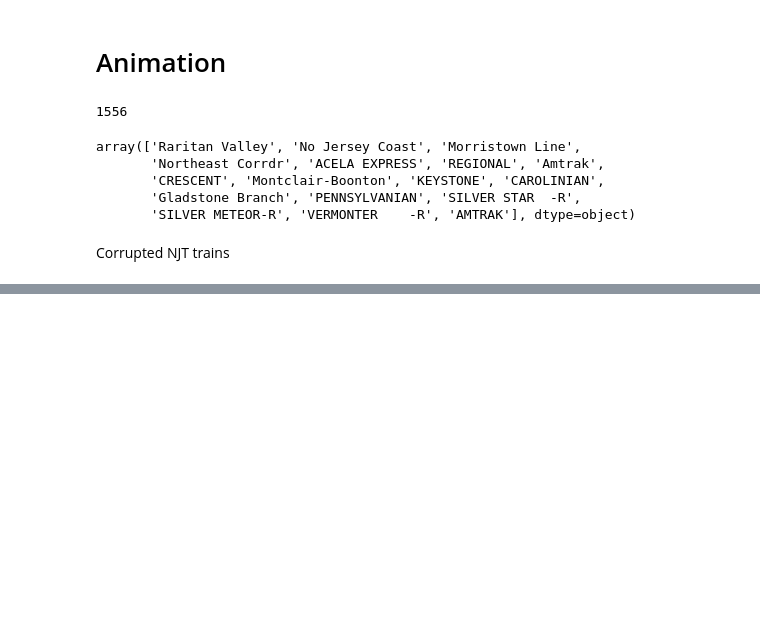
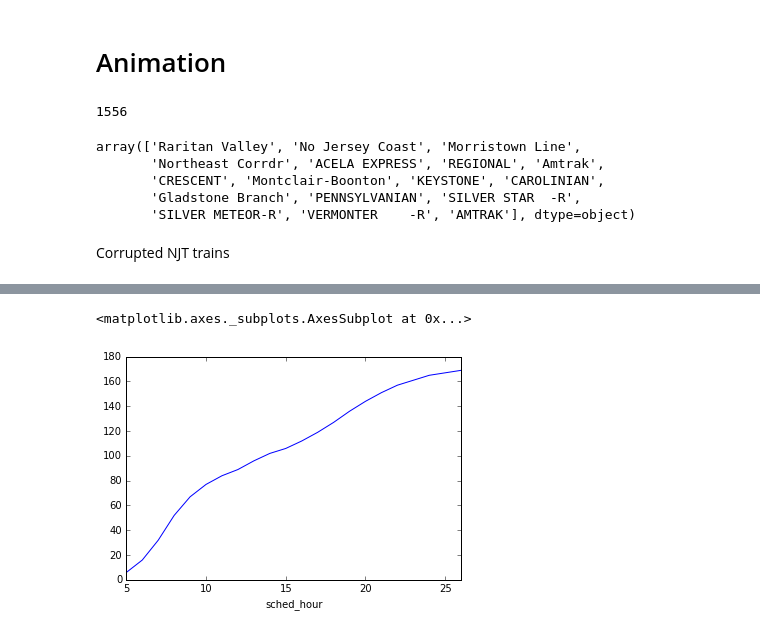
Before and after one commit to pranavbadami/njtransit, a Jupyter notebook: notebooks/analysis/case_study_0302.ipynb, the cells around one changed output, grey strips where cells are left out. Cells and saved outputs as stored; diff of their text form; code cells hidden in the pictures; blank space fills up the shorter version.

Commit message:
added expected visualziation, capacity analysis on NY Penn

```diff
--- a/notebooks/analysis/case_study_0302.ipynb
+++ b/notebooks/analysis/case_study_0302.ipynb
@@ -1006,0 +1014,5 @@ exp_df[exp_df['train_id'] == '3951']
+# %%
+test.groupby('sched_hour').size().cumsum().plot()
+# %% [output]
+<matplotlib.axes._subplots.AxesSubplot at 0x...>
+[figure, added]
```
Also changed, not shown: parts of 27 cells of this notebook, 1 other file.
